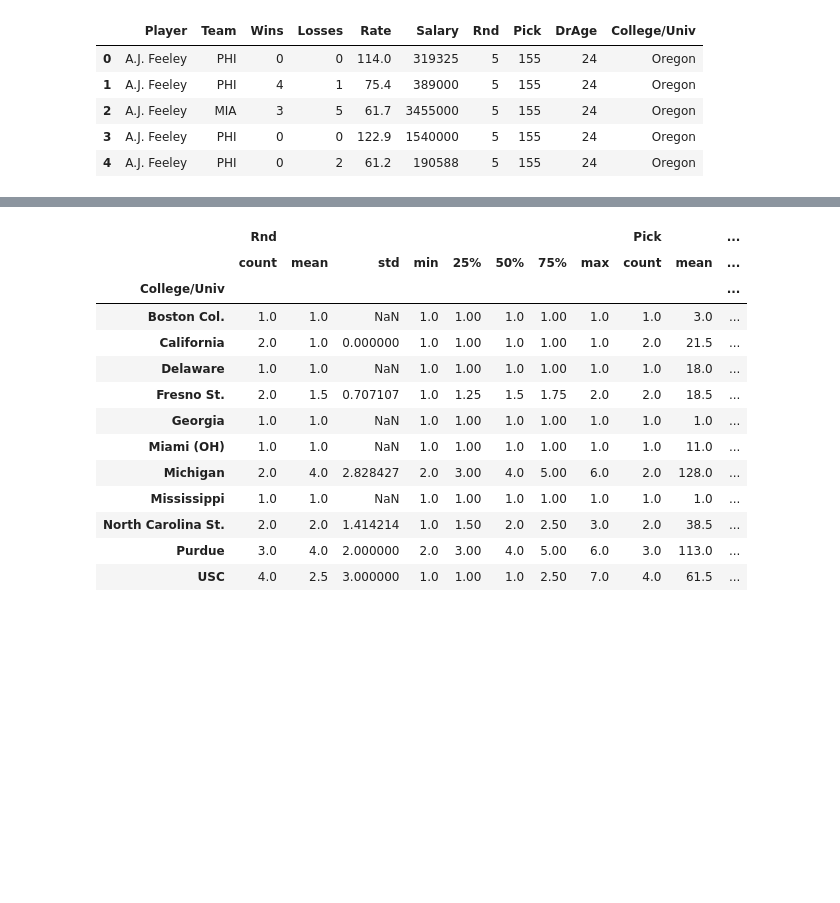
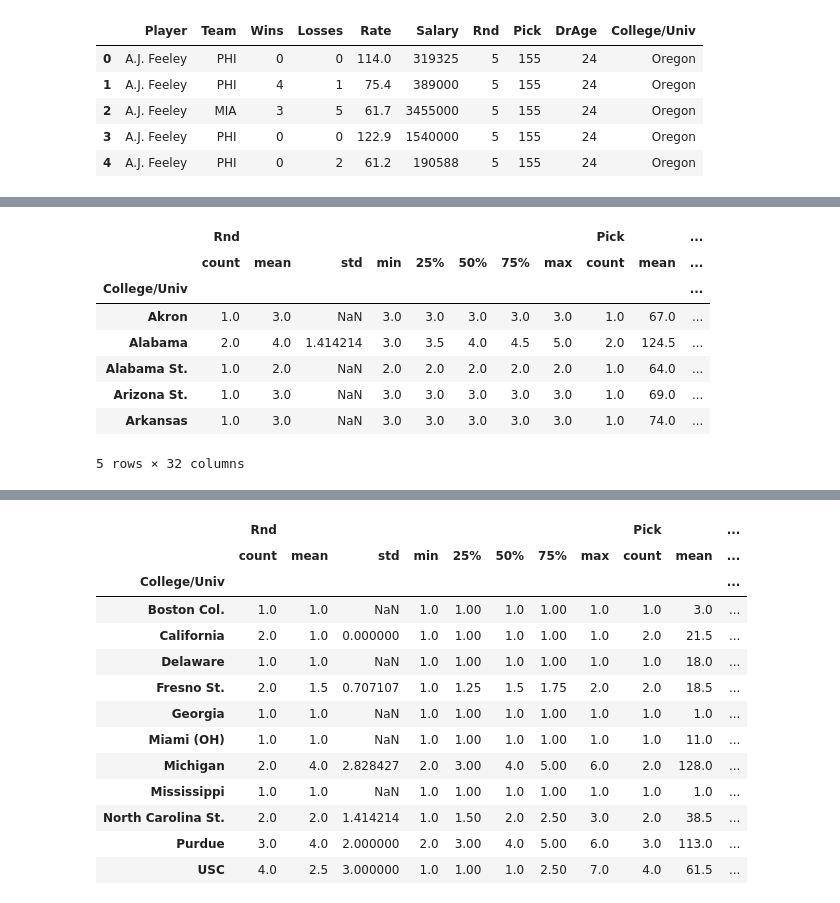
Before and after one commit to mikejackson35/mica_team, a Jupyter notebook: ig_mica_project1.ipynb, the cells around one changed output, grey strips where cells are left out. Saved outputs shown, nothing was run; the diff lists cells and outputs as text; code cells hidden in the pictures; blank space fills up the shorter version.

```diff
--- a/ig_mica_project1.ipynb
+++ b/ig_mica_project1.ipynb
@@ -128,19 +133,29 @@ plt.savefig('Output/scatterplt_Rating_vs_Age.png')
 # %%
 #Group by College
 #First need to get total money made by each player. Total = mean*count
 
 static_data["Total$"]=""
 static_data["Total$"]=player_summary["Salary"]["mean"] * player_summary["Salary"]["count"]
 player_summary["Total$"]=player_summary["Salary"]["mean"] * player_summary["Salary"]["count"]
 static_data["Total$"]=player_summary.loc[:,"Total$"].values
 static_data.head()
 len(static_data)
 
 #
 college_group=static_data.groupby("College/Univ")
 college_summary= college_group.describe()
 #college_summary.columns
-#college_summary.head()
+college_summary.head()
+# %% [output]
+|  | Rnd |  |  |  |  |  |  |  | Pick |  | ... |
+|  | count | mean | std | min | 25% | 50% | 75% | max | count | mean | ... |
+| College/Univ |  |  |  |  |  |  |  |  |  |  | ... |
+| Akron | 1.0 | 3.0 | NaN | 3.0 | 3.0 | 3.0 | 3.0 | 3.0 | 1.0 | 67.0 | ... |
+| Alabama | 2.0 | 4.0 | 1.414214 | 3.0 | 3.5 | 4.0 | 4.5 | 5.0 | 2.0 | 124.5 | ... |
+| Alabama St. | 1.0 | 2.0 | NaN | 2.0 | 2.0 | 2.0 | 2.0 | 2.0 | 1.0 | 64.0 | ... |
+| Arizona St. | 1.0 | 3.0 | NaN | 3.0 | 3.0 | 3.0 | 3.0 | 3.0 | 1.0 | 69.0 | ... |
+| Arkansas | 1.0 | 3.0 | NaN | 3.0 | 3.0 | 3.0 | 3.0 | 3.0 | 1.0 | 74.0 | ... |
+5 rows × 32 columns
 # %%
 #Generate a temp data frame to filter schools that had total money > 100million. We picked 100min
 #to limit the number of schools
```
Also changed, not shown: parts of 7 cells of this notebook, 5 other files.
